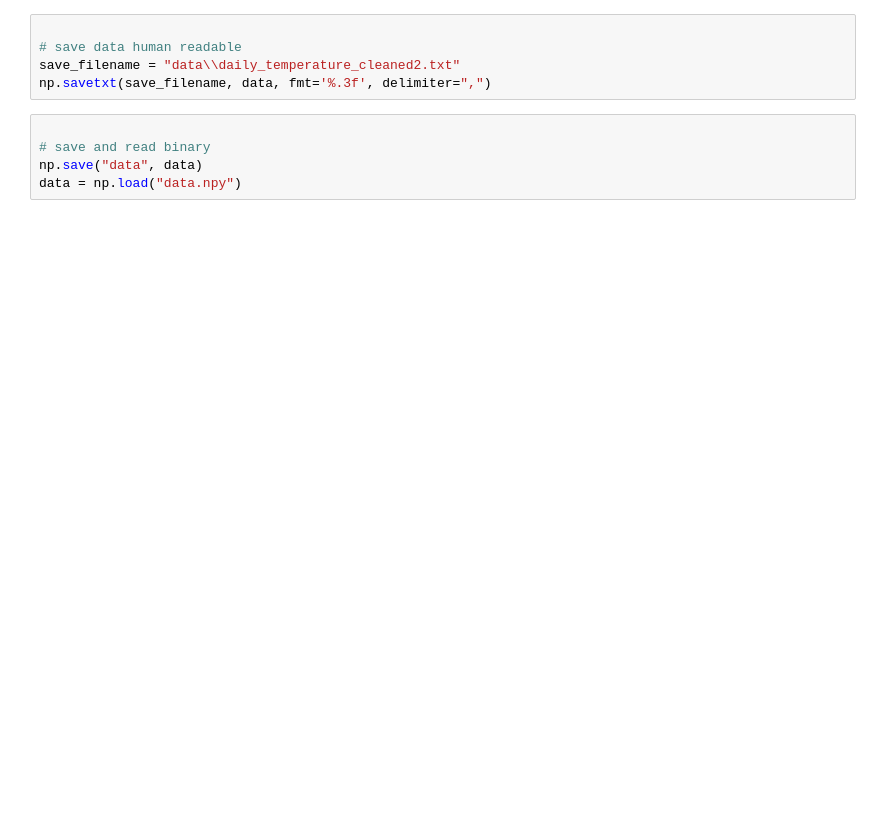
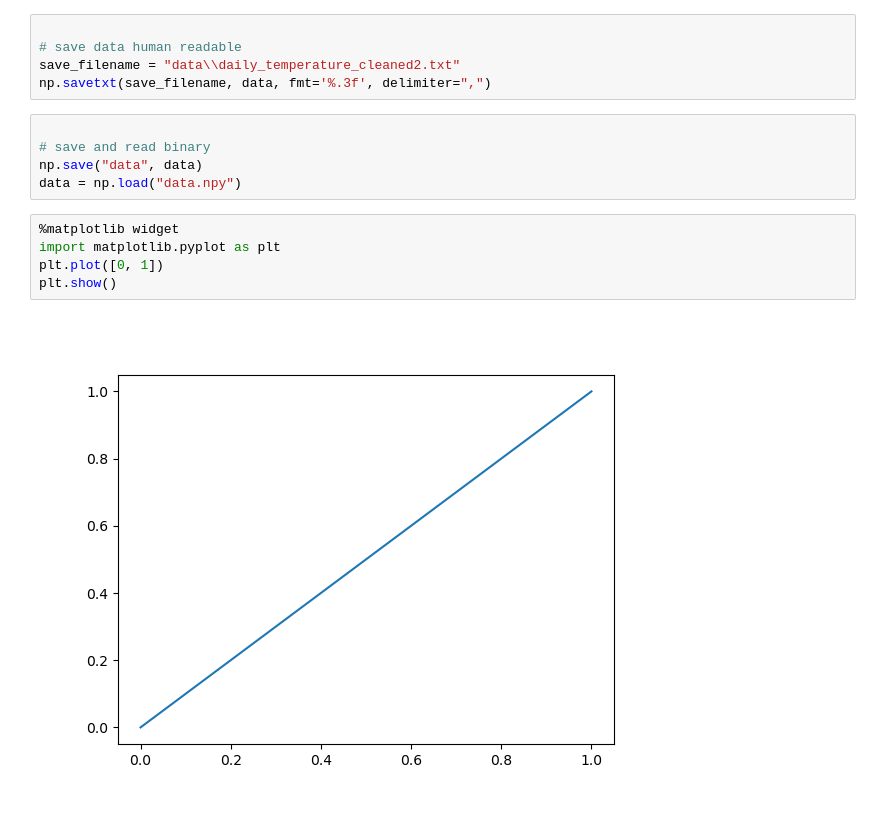
Before and after one commit to jonathanbollig/pycophy, a Jupyter notebook: Lecture Resources/Edited Notebooks + Data/Live_11.ipynb, the cells around one changed output. Saved outputs shown, nothing was run; the diff lists cells and outputs as text; blank space fills up the shorter version.

```diff
--- a/Lecture Resources/Edited Notebooks + Data/Live_11.ipynb
+++ b/Lecture Resources/Edited Notebooks + Data/Live_11.ipynb
@@ -48,3 +85,10 @@ np.savetxt(save_filename, data, fmt='%.3f', delimiter=",")
 # save and read binary
 np.save("data", data)
 data = np.load("data.npy")
+# %%
+%matplotlib widget
+import matplotlib.pyplot as plt
+plt.plot([0, 1])
+plt.show()
+# %% [output]
+[figure, added]
```
Also changed, not shown: parts of 6 cells of this notebook, 7 other files.
